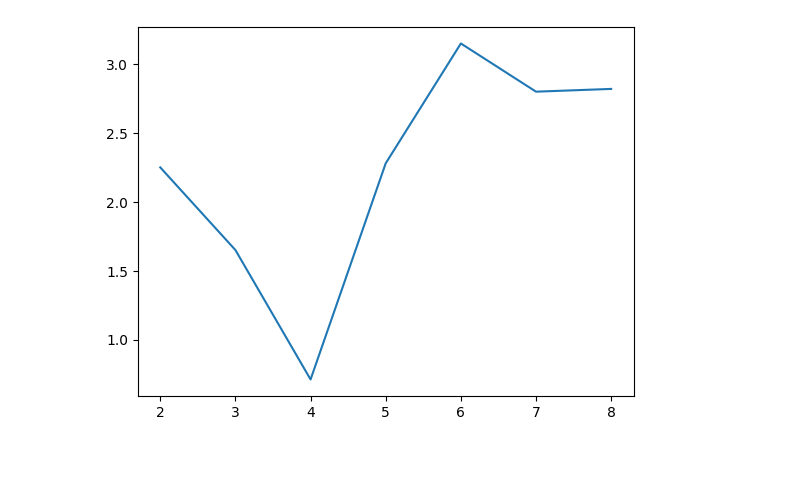
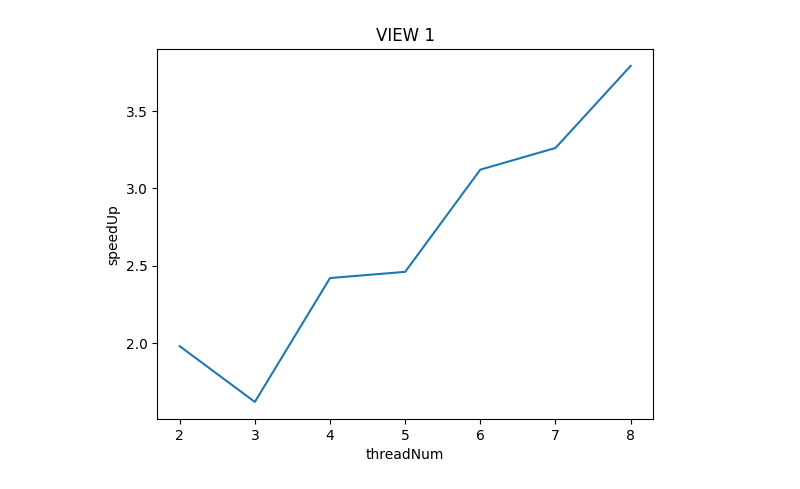
Before and after one commit to cilinmengye/Parallel-Computing, a Jupyter notebook: Labs/lab1/prog1_mandelbrot_threads/py.ipynb, the cells around one changed output. Drawn from its saved outputs; the diff is of its cells as text; code cells hidden in the pictures; blank space fills up the shorter version.

Commit message:
finish lab 1 Program 1: Parallel Fractal Generation Using Threads (20 points)

```diff
--- a/Labs/lab1/prog1_mandelbrot_threads/py.ipynb
+++ b/Labs/lab1/prog1_mandelbrot_threads/py.ipynb
@@ -3,8 +3,11 @@ import numpy as np
 import matplotlib.pyplot as plt
 # %%
 threadNum = np.array([k for k in range(2, 9)])
-speedUp = np.array([2.25, 1.65, 0.71, 2.28, 3.15, 2.80, 2.82])
+speedUp = np.array([1.98, 1.62, 2.42, 2.46, 3.12, 3.26, 3.79])
 plt.plot(threadNum, speedUp)
+plt.xlabel("threadNum")
+plt.ylabel("speedUp")
+plt.title("VIEW 1")
 plt.show()
 # %% [output]
-[figure, old version]
+[figure, new version]
```
Also changed, not shown: parts of 2 cells of this notebook, 6 other files.
